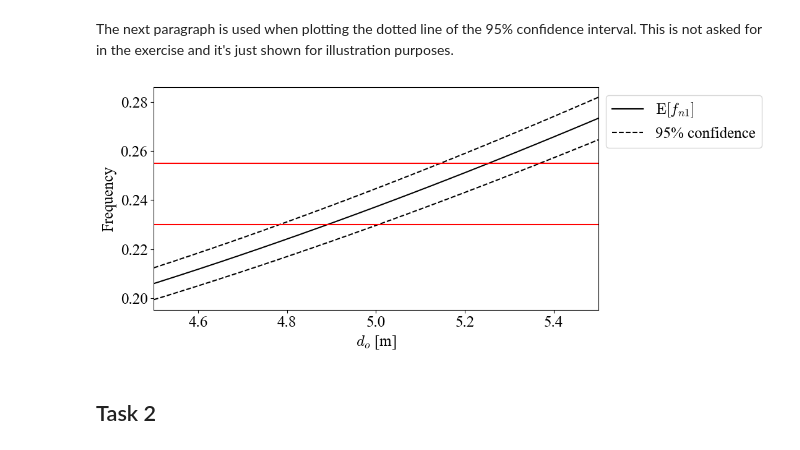
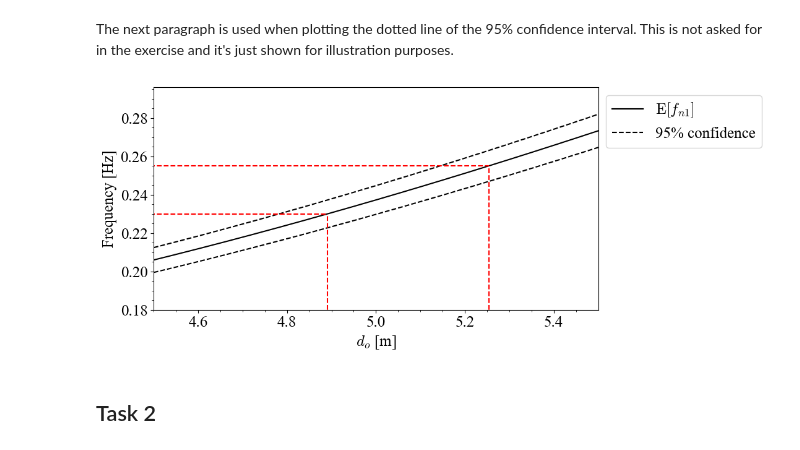
Before and after one commit to jochenkohler/TKT4196_material, a Jupyter notebook: Solutions2021/CE1/TKT4196_Compulsory1_20_solution.ipynb, the cells around one changed output. Drawn from its saved outputs; the diff is of its cells as text; code cells hidden in the pictures.

```diff
--- a/Solutions2021/CE1/TKT4196_Compulsory1_20_solution.ipynb
+++ b/Solutions2021/CE1/TKT4196_Compulsory1_20_solution.ipynb
@@ -97,17 +99,17 @@ Now we are ready to compute the equivalent mass and inertia as a function of the
 # %%
 # Creating a function to calculate the equivalent moment of inertia, which is dependent on d
 def Ieq(d):
-    """Calculates equivalent intertia as a function of the diameter of the monopile"""
+    #Calculates equivalent intertia as a function of the diameter of the monopile
     l1,x1,l2,x2 = monolithic(d)
-    I1 = I(4.2)*l1*np.cos(np.pi/2 * x1/H(d))**2
+    I1 = I(d_tower)*l1*np.cos(np.pi/2 * x1/H(d))**2
     I2 = I(d)*l2*np.cos(np.pi/2 * x2/H(d))**2
     return (I1+I2)/H(d)
 # %%
 # Creating a function to calculate the equivalent mass, which is dependent on d
 def meq(rho,d):
-    """Calculates equivalent mass as a function of the diameter of the monopile"""
+    #Calculates equivalent mass as a function of the diameter of the monopile
     l1,x1,l2,x2 = monolithic(d)
-    m1 = rho*A(4.2)*l1*(1-np.cos(np.pi/2 * x1/H(d)))**2
+    m1 = rho*A(d_tower)*l1*(1-np.cos(np.pi/2 * x1/H(d)))**2
     m2 = rho*A(d)*l2*(1-np.cos(np.pi/2 * x2/H(d)))**2
     return (m1+m2)/H(d)
 # %% [markdown]
@@ -140,21 +142,30 @@ fn_bound1 = (fn_rand5[np.where(prob<0.025)[0][-1]]-mu_Fn(5))/-np.std(fn_rand(5))
 fn_bound2 = (fn_rand5[np.where(prob<0.975)[0][-1]]-mu_Fn(5))/np.std(fn_rand(5))
 # %%
 # Solution Task 1
+d1 = float(fsolve(lambda d: mu_Fn(d) - max_rs,5))   # Finds the diameter corresponding to the left limiting frequency
+d2 = float(fsolve(lambda d: mu_Fn(d) - 3*min_rs,5)) # Finds the diameter corresponding to the right limiting frequency
+
+def helplines(ax, x, y, x0=0, y0=0, col='r', lstyle='--'):
+    ax.plot([x0,x],[y,y], color = col, ls = lstyle)
+    ax.plot([x,x],[y0,y], color = col, ls = lstyle)
+
 wp, hp = figaspect(3/7)
 fig, ax = plt.subplots(figsize=(wp,hp))
 ax.plot(diameters,mu_Fn(diameters),'k',label='$\mathrm{E}[f_{n1}]$')
 ax.plot(diameters,mu_Fn(diameters)-fn_bound1*sigma_fn,'--k',label='95% confidence')
 ax.plot(diameters,mu_Fn(diameters)+fn_bound2*sigma_fn,'--k')
-ax.plot([diameters[0],diameters[-1]],np.array([1,1])*min_rs*3,'r')
-ax.plot([diameters[0],diameters[-1]],np.array([1,1])*max_rs,'r')
+helplines(ax,x=d1,y=max_rs)
+helplines(ax,x=d2,y=3*min_rs)
 ax.set_xlabel('$d_{o}$ [m]')
 ax.set_xlim(diameters[0],diameters[-1])
-ax.set_ylabel('Frequency')
-plt.legend(loc = 'upper left', bbox_to_anchor=(1, 1))
+ax.set_ylim(0.18,None)
+ax.set_ylabel('Frequency [Hz]')
+ax.legend(loc = 'upper left', bbox_to_anchor=(1, 1))
+ax.minorticks_on()
 plt.tight_layout()
 plt.show()
 # %% [output]
-[figure, old version]
+[figure, new version]
 # %% [markdown]
 ## Task 2
 # %% [markdown]
```
Also changed, not shown: parts of 7 cells of this notebook, 1 other file.
